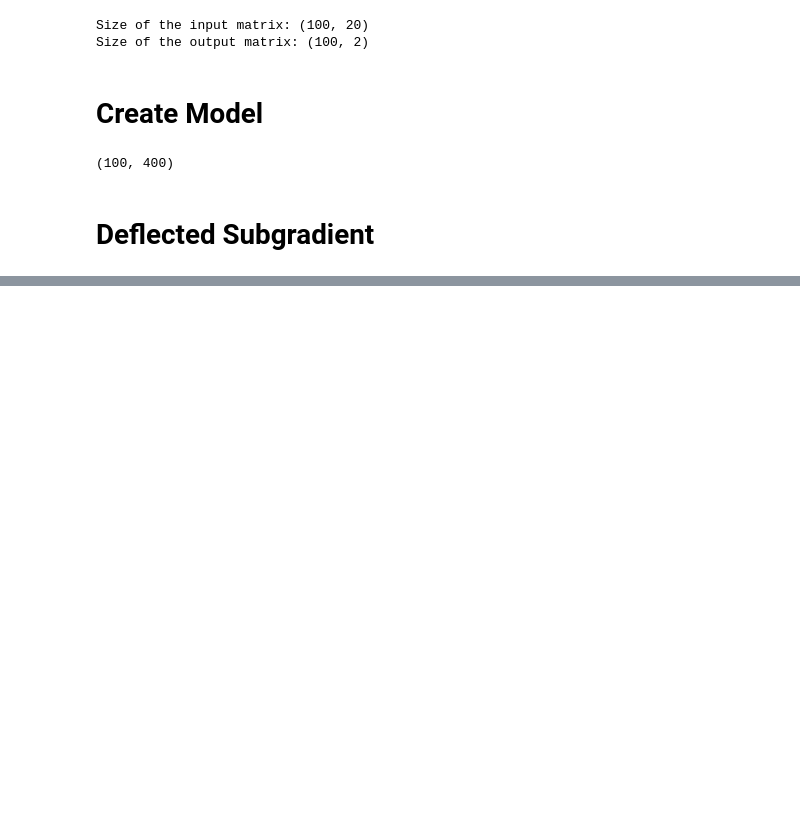
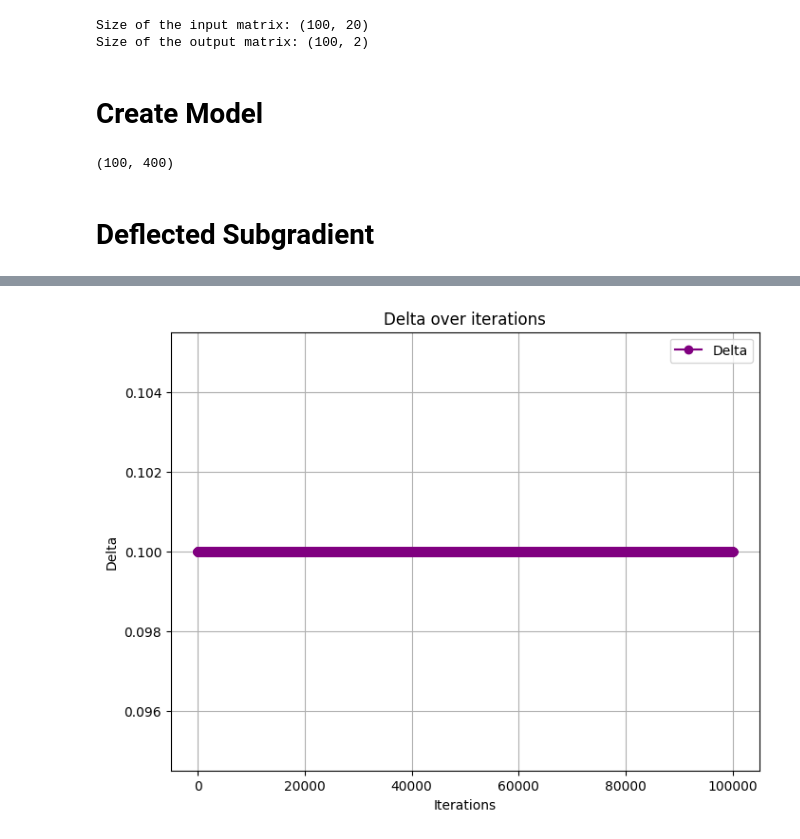
Before and after one commit to LoSpiri/computational-mathematics, a Jupyter notebook: Python/main.ipynb, the cells around one changed output, grey strips where cells are left out. Drawn from its saved outputs; the diff is of its cells as text; code cells hidden in the pictures; blank space fills up the shorter version.

```diff
--- a/Python/main.ipynb
+++ b/Python/main.ipynb
@@ -75,0 +76,4 @@ deflected.plot(log_scale=True)
+# %%
+deflected.plot_delta()
+# %% [output]
+[figure, added]
```
Also changed, not shown: parts of 6 cells of this notebook, 1 other file.
